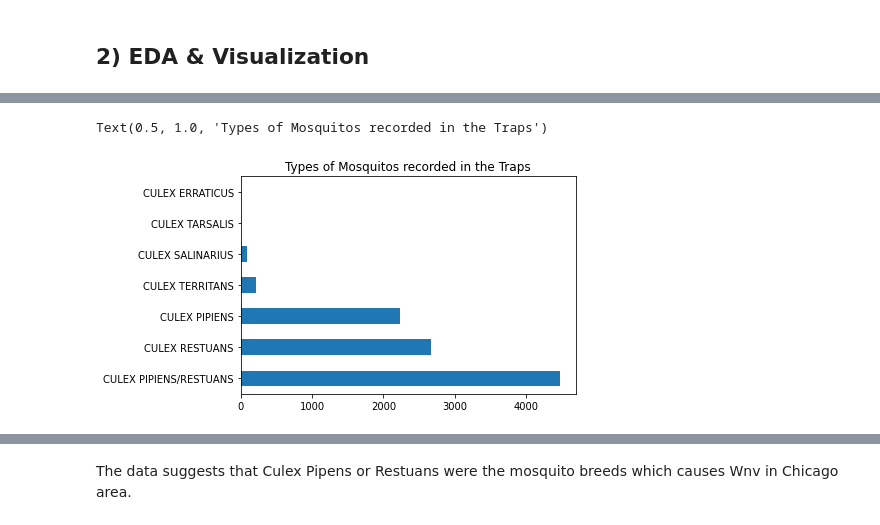
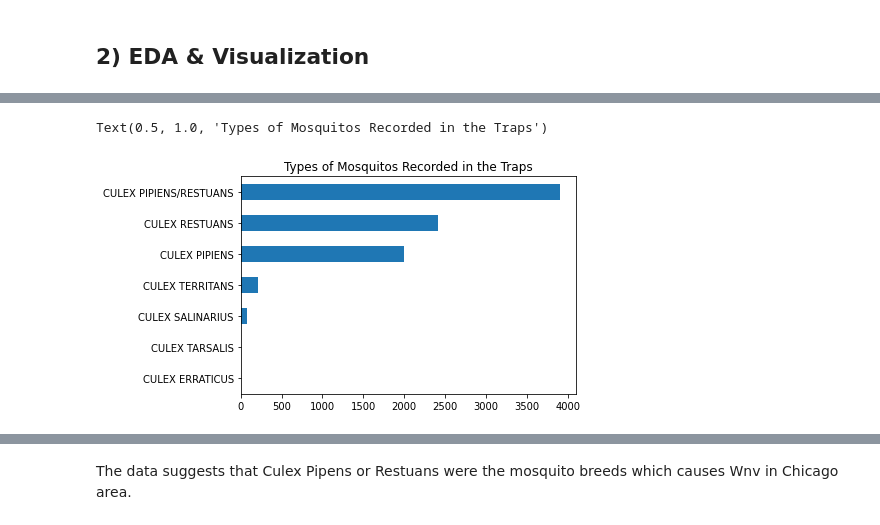
Before and after one commit to jade-lam/Springboard-DSC, a Jupyter notebook: Capstone 2 - West Nile Virus Prediction.ipynb, the cells around one changed output, grey strips where cells are left out. Drawn from its saved outputs; the diff is of its cells as text; code cells hidden in the pictures.

```diff
--- a/Capstone 2 - West Nile Virus Prediction.ipynb
+++ b/Capstone 2 - West Nile Virus Prediction.ipynb
@@ -205,7 +207,8 @@ Total number of records after dropping duplicates: 9693
 # adding year and month column for future EDA
 train_raw['Year'] = train_raw['Date'].dt.year
 train_raw['Year-Month'] = train_raw['Date'].dt.to_period('M')
-train_raw['Year-Week'] = train_raw['Date'].dt.strftime('%Y-%W')
+train_raw['Year-Week'] = train_raw['Date'].dt.to_period('W')
+#train_raw['Year-Week'] = train_raw['Date'].dt.strftime('%Y-%W')
 train_raw.head(2).T
 # %% [output]
 |  | 0 | 1 |
@@ -375,7 +378,8 @@ weather_raw['Sunrise'] = weather_raw['Sunrise'].replace('-', np.nan)
 weather_raw['Sunset'] = weather_raw['Sunset'].replace('-', np.nan)
 
 #clean up "Trace" amount in the data for PrecipTotal
-weather_raw['PrecipTotal'] = weather_raw['PrecipTotal'].replace(['M','  T'], 0)
+weather_raw['PrecipTotal'] = weather_raw['PrecipTotal'].replace('M', 0)
+weather_raw['PrecipTotal'] = weather_raw['PrecipTotal'].replace('  T', 0.01)
 # %% [output]
 A value is trying to be set on a copy of a slice from a DataFrame.
 Try using .loc[row_indexer,col_indexer] = value instead
@@ -437,7 +450,7 @@ weather_agg.shape
 ## **1.3) Merging Training & Weather Data Together**
 # %%
 #merging train_raw & weather_agg together
-df_raw = train_raw.merge(weather_agg, on='Date')
+df_raw = train_grouped.merge(weather_agg, on='Date')
 # %%
 df_raw.head(2).T
 # %% [output]
@@ -480,7 +552,7 @@ df.shape
 # %%
 #Types of mosquitos discovered in the traps
-df['Species'].value_counts().plot(kind='barh')
-plt.title('Types of Mosquitos recorded in the Traps')
+df['Species'].value_counts().sort_values().plot(kind='barh')
+plt.title('Types of Mosquitos Recorded in the Traps')
 # %% [output]
-Text(0.5, 1.0, 'Types of Mosquitos recorded in the Traps')
+Text(0.5, 1.0, 'Types of Mosquitos Recorded in the Traps')
-[figure, old version]
+[figure, new version]
```
Also changed, not shown: parts of 102 cells of this notebook.
